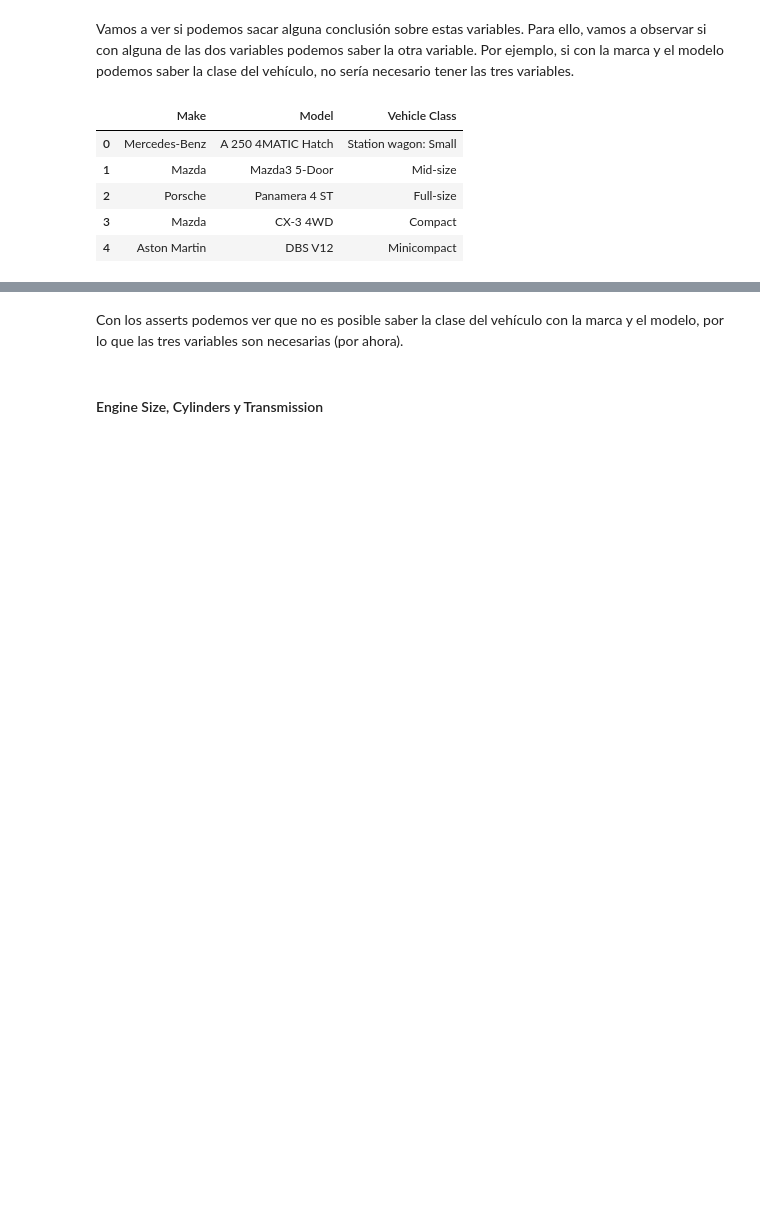
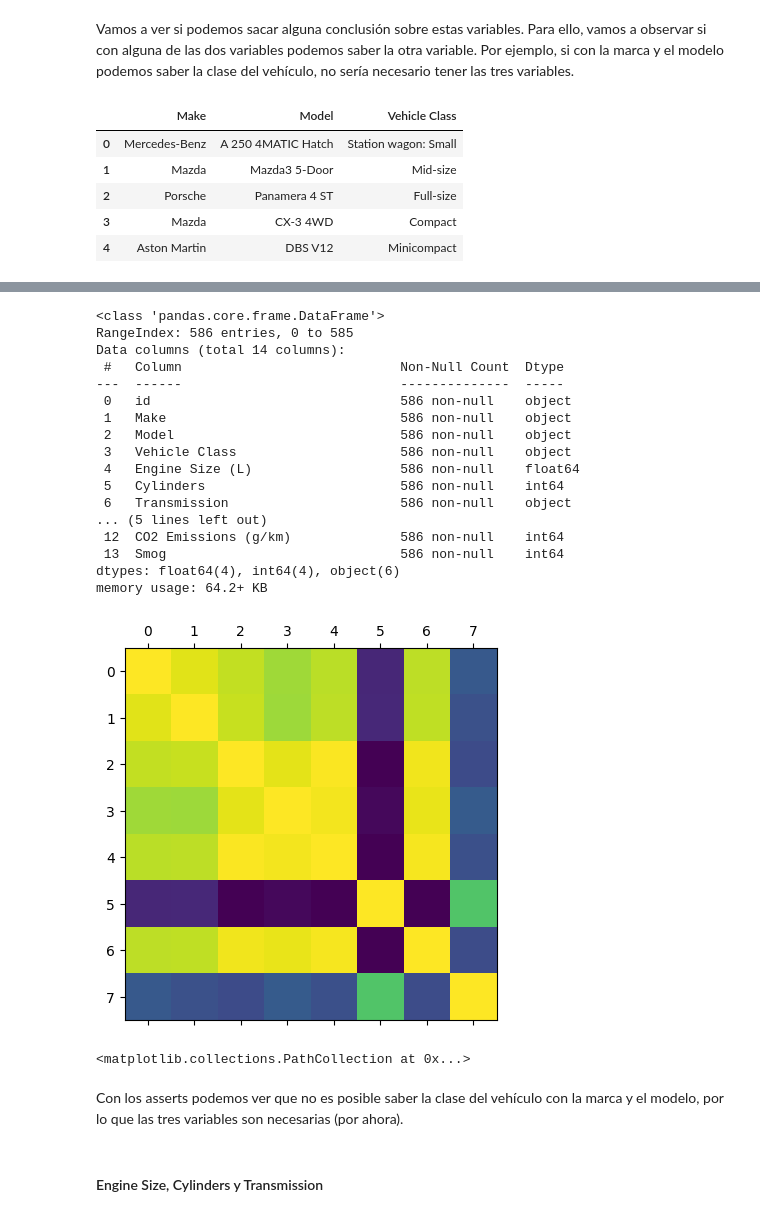
Before and after one commit to Kraslo/APAU_SMOG_PREDICTION_3RDGROUP, a Jupyter notebook: codigo/codigo_andy.ipynb, the cells around one changed output, grey strips where cells are left out. Cells and saved outputs as stored; diff of their text form; code cells hidden in the pictures; blank space fills up the shorter version.

```diff
--- a/codigo/codigo_andy.ipynb
+++ b/codigo/codigo_andy.ipynb
@@ -191,4 +192,4 @@ assert (estudio[['Make','Model']].value_counts()!=1).any()
 #encuntra si hay dupplicados en make y model
 train[train.duplicated(subset=['Engine Size (L)','Cylinders'],keep=False)].sort_values(by=['Make','Model'])
 
-train = train.get_dummies(train,columns=['Make','Model','Vehicle Class','Transmission'],drop_first=True)
+dumies = pd.get_dummies(train,columns=['Make','Model','Vehicle Class','Transmission'],drop_first=True)
@@ -196,0 +196,4 @@ AttributeError: 'DataFrame' object has no attribute 'get_dummies'
+# %%
+corr = train.iloc[4:,:].corr(method='pearson')
+
+corr.style.background_gradient(cmap='coolwarm', axis=None)
@@ -196,0 +210,32 @@ AttributeError: 'DataFrame' object has no attribute 'get_dummies'
+# %%
+plt.matshow(corr)
+train.info()
+# %% [output]
+<class 'pandas.core.frame.DataFrame'>
+RangeIndex: 586 entries, 0 to 585
+Data columns (total 14 columns):
+ #   Column                            Non-Null Count  Dtype
+---  ------                            --------------  -----
+ 0   id                                586 non-null    object
+ 1   Make                              586 non-null    object
+ 2   Model                             586 non-null    object
+ 3   Vehicle Class                     586 non-null    object
+ 4   Engine Size (L)                   586 non-null    float64
+ 5   Cylinders                         586 non-null    int64
+ 6   Transmission                      586 non-null    object
+... (5 lines left out)
+ 12  CO2 Emissions (g/km)              586 non-null    int64
+ 13  Smog                              586 non-null    int64
+dtypes: float64(4), int64(4), object(6)
+memory usage: 64.2+ KB
+[figure, added]
+# %%
+#plt.plot(train['CO2 Emissions (g/km)'],train['Comb (mpg)'])
+#ahora representame su linea de regresion
+
+plt.scatter(train['CO2 Emissions (g/km)'],train['Fuel Consumption City (L/100 km)'])
+
+#quiero el plot de todas las columnas con todas las columnas
+#como son 8 columnas, 8x8 = 64 plots
+# %% [output]
+<matplotlib.collections.PathCollection at 0x...>
```
Also changed, not shown: parts of 4 cells of this notebook, 3 other files.
